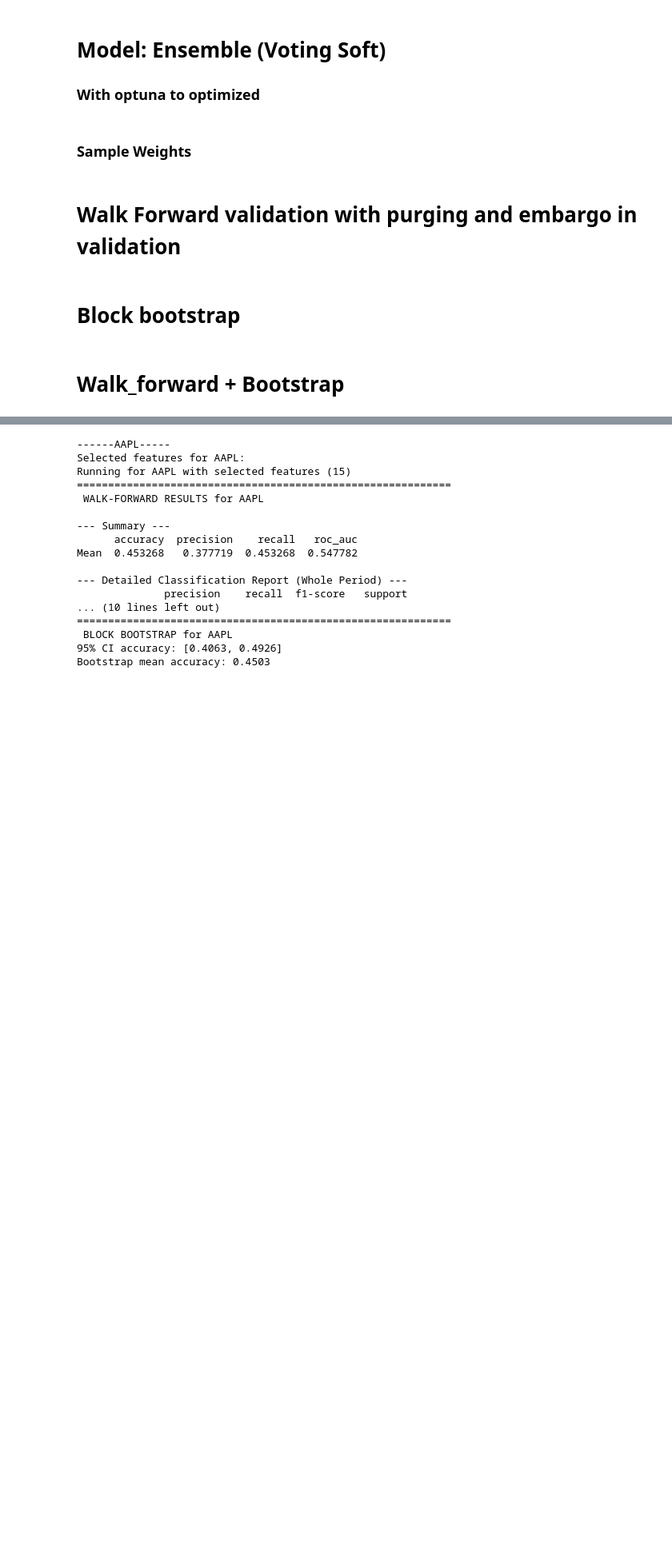
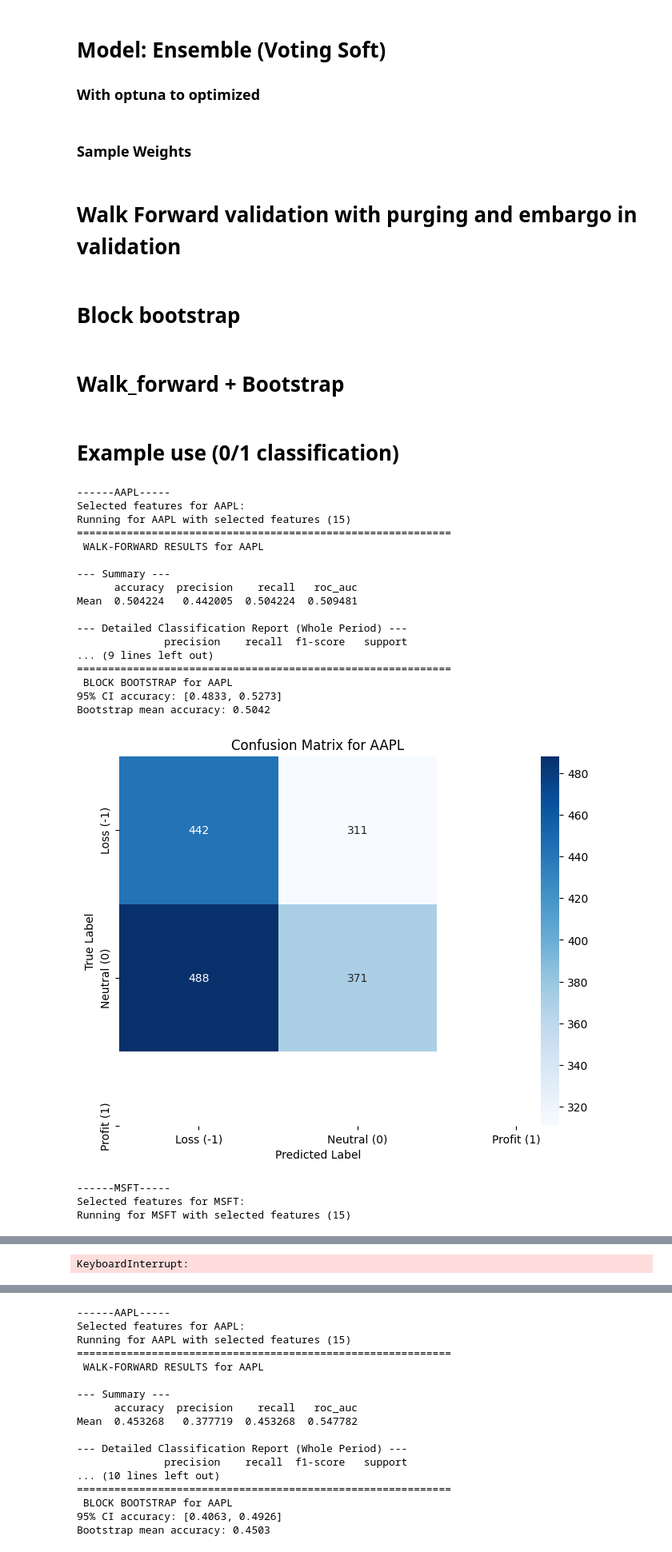
Before and after one commit to WObszan/Forecasting-Stock-Price-Direction, a Jupyter notebook: main_model/walk_forward+bootstraping/wf_bt.ipynb, the cells around one changed output, grey strips where cells are left out. Shown at 80% size. Cells and saved outputs as stored; diff of their text form; code cells hidden in the pictures; blank space fills up the shorter version.

Commit message:
Results for binary classification

```diff
--- a/main_model/walk_forward+bootstraping/wf_bt.ipynb
+++ b/main_model/walk_forward+bootstraping/wf_bt.ipynb
@@ -275,7 +278,17 @@ def walk_forward_validation_with_purging(
         acc = accuracy_score(y_test, y_pred)
         prec = precision_score(y_test, y_pred, average='weighted', zero_division=0)
         rec = recall_score(y_test, y_pred, average='weighted', zero_division=0)
-        auc = roc_auc_score(y_test, y_proba, average='weighted', multi_class='ovr')
+
+        n_classes = len(np.unique(y_test))
+        if n_classes == 2:
+            auc = roc_auc_score(y_test, y_proba[:, 1])
+        else:
+            auc = roc_auc_score(
+                y_test,
+                y_proba,
+                average="weighted",
+                multi_class="ovr"
+            )
 
         fold_rows.append({
             "train_end_year": train_end_year,
@@ -332,8 +345,11 @@ def block_bootstrap_accuracy(y_true, y_pred, block_size=20, n_bootstrap=1000, ra
 # %%
 
 
-def run_stage4_for_ticker(df_raw, ticker, selected_features, model_version):
-    df = get_tbm_target(df_raw, ticker)
+def run_stage4_for_ticker(df_raw, ticker, selected_features, model_version, target_type):
+    if target_type == "tbm":
+        df = get_tbm_target(df_raw, ticker)
+    elif target_type == "binary":
+        df = get_target(df_raw, ticker)
     result = {}
 
     selected_features = [f for f in selected_features if f in df.columns]
@@ -392,3 +408,62 @@ def run_stage4_for_ticker(df_raw, ticker, selected_features, model_version):
 
 
     return folds_df, acc_samples, result
+# %% [markdown]
+# Example use (0/1 classification)
+# %%
+tickers = ["AAPL", "MSFT", "GOOGL"]
+
+with open("../../selected_features/feature_dict.json", "r") as f:
+    feature_dict = json.load(f)
+
+def get_all_features(df):
+    return [c for c in df.columns if c not in ["DATE", "index", "Target"]]
+
+output = {}
+for share in tickers:
+    data = pd.read_csv(f"../../data/all_data/all_{share}_data.csv")
+    df_tmp = get_target(data, share)
+    features_aapl = get_all_features(df_tmp)
+    print(f"------{share}-----")
+
+    selected_features = feature_dict[share]
+    print(f"Selected features for {share}:")
+    # print(f"Running for {share} with all features ({len(features_aapl)})")
+    # run_stage4_for_ticker(data, share, features_aapl)
+    print(f"Running for {share} with selected features ({len(selected_features)})")
+    df, acc_smples, result = run_stage4_for_ticker(data, share, selected_features, model_version=build_ensemble_model_vote, target_type="binary")
+    output[share] = result
+
+def json_converter(obj):
+    if isinstance(obj, (pd.DataFrame, pd.Series)):
+        return obj.to_dict()
+    if isinstance(obj, np.float64):
+        return float(obj)
+    if isinstance(obj, np.ndarray):
+        return obj.tolist()
+    return str(obj)
+
+with open("../results/best_result(binary).json", "w") as f:
+        json.dump(output, f, indent=2, default=json_converter)
+# %% [output]
+------AAPL-----
+Selected features for AAPL:
+Running for AAPL with selected features (15)
+============================================================
+ WALK-FORWARD RESULTS for AAPL
+
+--- Summary ---
+      accuracy  precision    recall   roc_auc
+Mean  0.504224   0.442005  0.504224  0.509481
+
+--- Detailed Classification Report (Whole Period) ---
+              precision    recall  f1-score   support
+... (9 lines left out)
+============================================================
+ BLOCK BOOTSTRAP for AAPL
+95% CI accuracy: [0.4833, 0.5273]
+Bootstrap mean accuracy: 0.5042
+[figure, added]
+------MSFT-----
+Selected features for MSFT:
+Running for MSFT with selected features (15)
@@ -395 +487,2 @@ def run_stage4_for_ticker(df_raw, ticker, selected_features, model_version):
+KeyboardInterrupt:
 # %% [markdown]
```
Also changed, not shown: parts of 5 cells of this notebook, 2 other files.
